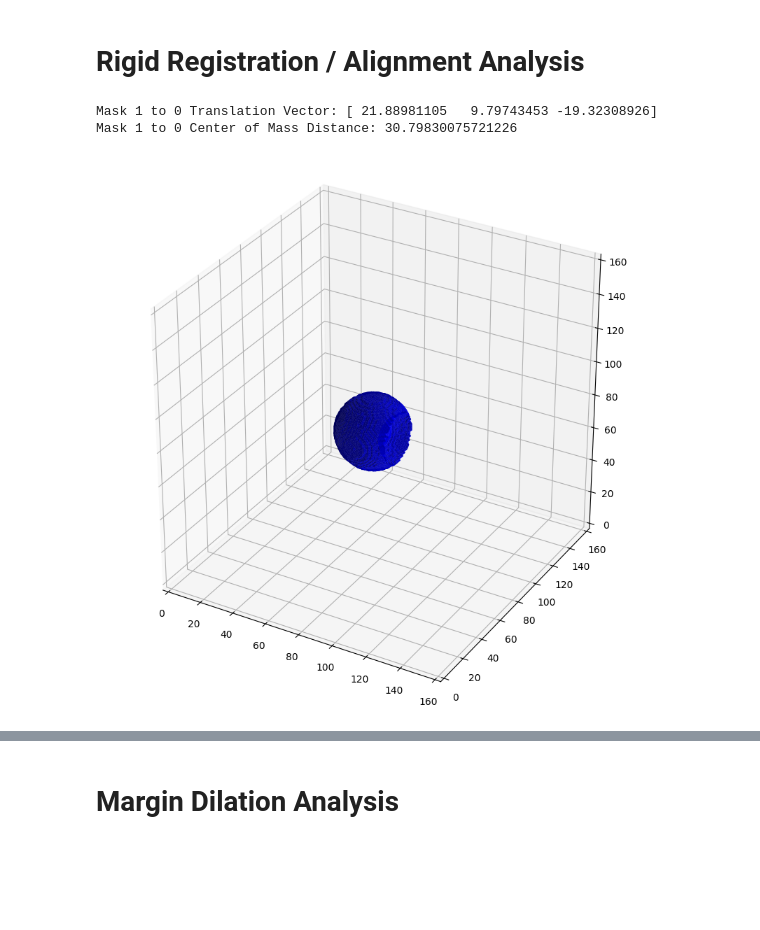
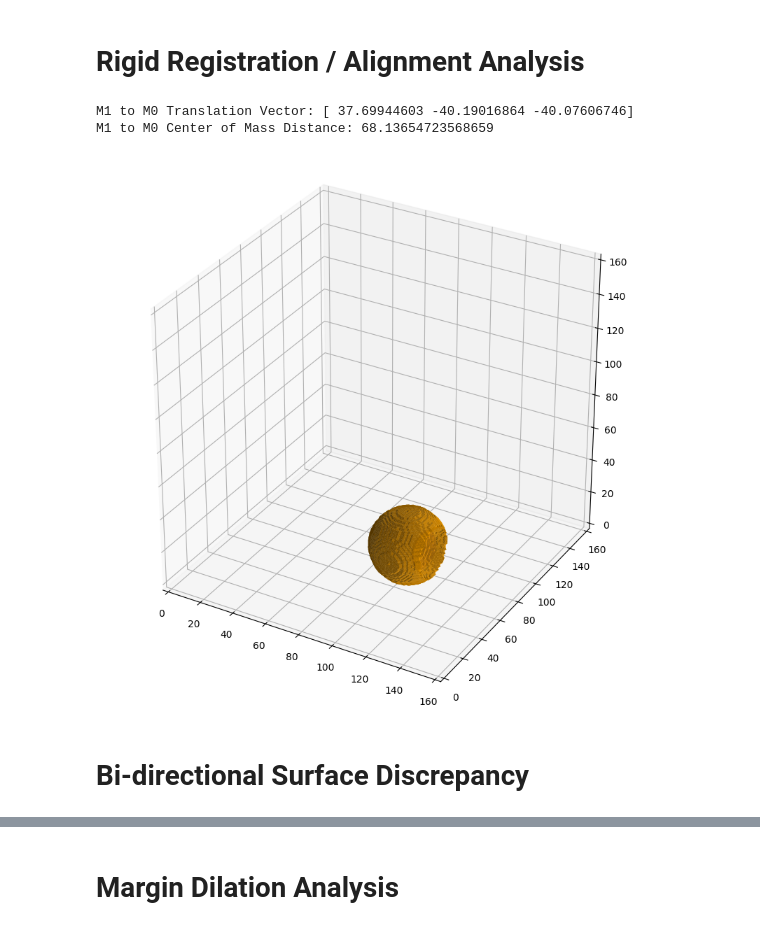
Before and after one commit to lochungtin/UVSMetrics, a Jupyter notebook: example_simple.ipynb, the cells around one changed output, grey strips where cells are left out. Cells and saved outputs as stored; diff of their text form; code cells hidden in the pictures; blank space fills up the shorter version.

```diff
--- a/example_simple.ipynb
+++ b/example_simple.ipynb
@@ -62,12 +61,11 @@ def create_concave_sphere(radius, center, dentOffset, dentRadius, size=DIM):
     return (dist <= radius**2) & ~(dent <= dentRadius**2)
 
 
-m0 = create_concave_sphere(10, (80, 70, 80), (6, 3, -10), 8)
-m1 = create_concave_sphere(20, (60, 60, 100), (20, 0, 0), 15)
+m0 = Mask(create_concave_sphere(15, (80, 80, 80), (0, -25, -10), 15))
+m1 = Mask(create_concave_sphere(20, (120, 40, 40), (20, 0, 0), 15))
 
 display = np.zeros((DIM, DIM, DIM))
-display += (m1.astype(int) * 2)
-display += (m0.astype(int))
-
+display[np.where(m0.mask)] = 1
+display[np.where(m1.mask)] = 2
 show3D(display)
 # %% [output]
@@ -98,13 +81,19 @@ Mask 0 to 1 Surface Area Difference: -3135
 # %% [markdown]
 # Rigid Registration / Alignment Analysis
 # %%
-m1m0_transVec = M.getTranslationVector(m1, m0)
-print(f"Mask 1 to 0 Translation Vector: {m1m0_transVec}")
-print(f"Mask 1 to 0 Center of Mass Distance: {np.linalg.norm(m1m0_transVec)}")
+m1m0_transVec = m0.getTranslationVector(m1)
+print(f"M1 to M0 Translation Vector: {m1m0_transVec}")
+print(f"M1 to M0 Center of Mass Distance: {np.linalg.norm(m1m0_transVec)}")
 
-m1_aligned, m0_aligned = M.rigidAlign(m1, m0, m1m0_transVec)
-show3D(m0_aligned | m1_aligned)
+m0_aligned = m0.rigidAlign(m1)
+
+display = np.zeros((DIM, DIM, DIM))
+display[np.where(m0_aligned.mask)] = 1
+display[np.where(m1.mask)] = 2
+show3D(display)
 # %% [output]
-Mask 1 to 0 Translation Vector: [ 21.88981105   9.79743453 -19.32308926]
-Mask 1 to 0 Center of Mass Distance: 30.79830075721226
+M1 to M0 Translation Vector: [ 37.69944603 -40.19016864 -40.07606746]
+M1 to M0 Center of Mass Distance: 68.13654723568659
-[figure, old version]
+[figure, new version]
+# %% [markdown]
+# Bi-directional Surface Discrepancy
```
Also changed, not shown: parts of 9 cells of this notebook, 1 other file.
